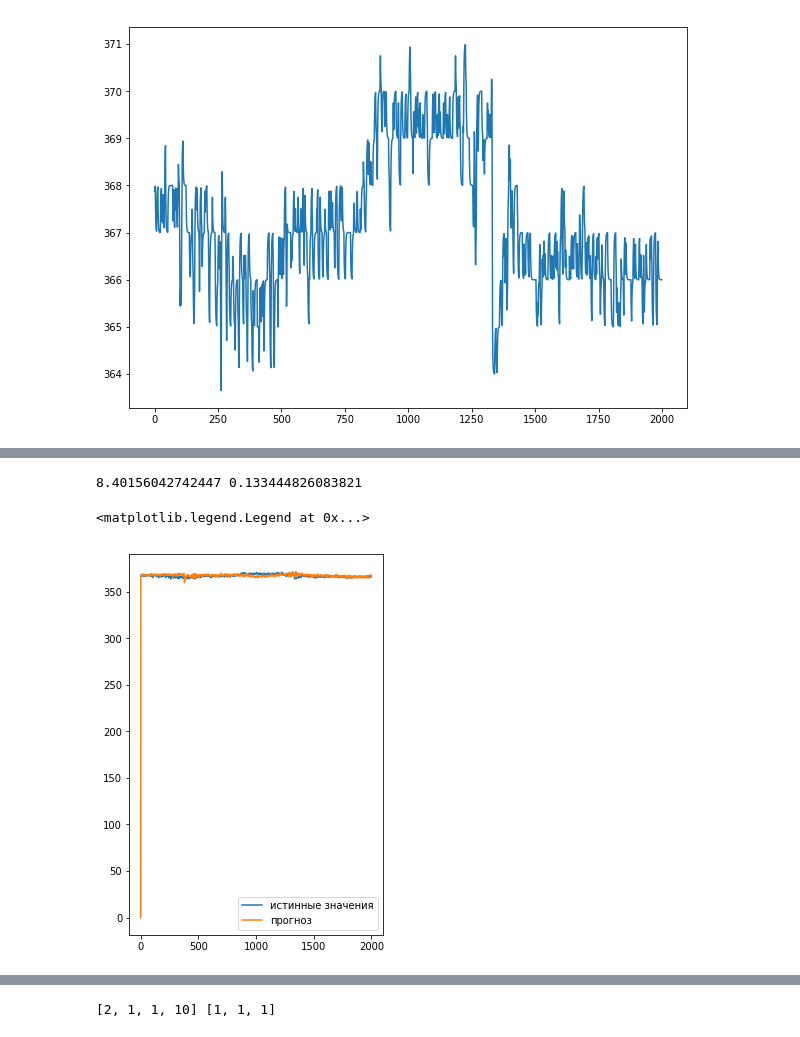
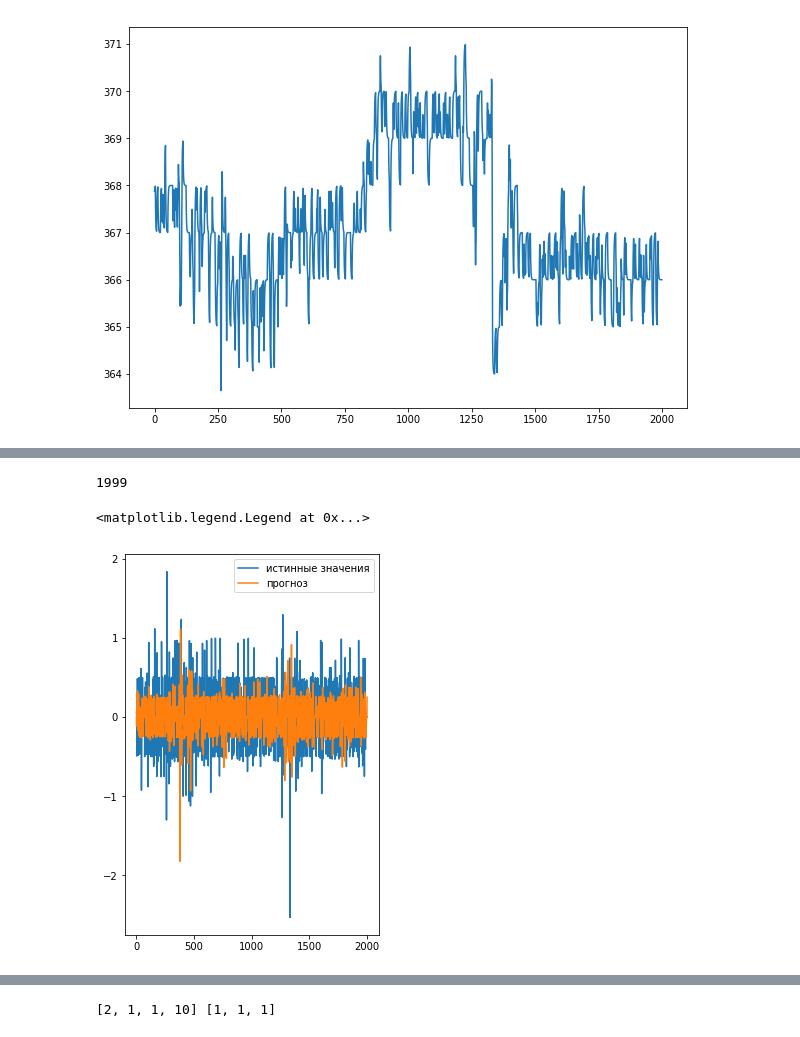
Before and after one commit to A101110/models, a Jupyter notebook: Pred_for_single_value.ipynb, the cells around one changed output, grey strips where cells are left out. Drawn from its saved outputs; the diff is of its cells as text; code cells hidden in the pictures.

Commit message:
SARIMAX prediction for single value - with datetime and trend support - working

```diff
--- a/Pred_for_single_value.ipynb
+++ b/Pred_for_single_value.ipynb
@@ -55,7 +55,8 @@ plt.show()
 df1 =  pd.DataFrame(columns = ["flow1", "time"])
 df1.time = timer_train
 df1.flow1 = batch_train
-#df1['time'] = df1['time'].diff()
-#df1['flow1'] = df1['flow1'].diff()
+df1['time'] = df1['time'].diff()
+df1['flow1'] = df1['flow1'].diff()
 df1.dropna(inplace = True)
-#plt.plot(df1)
+print(len(df1))
+plt.plot(df2['flow1'])
@@ -63,9 +68,14 @@ df1.dropna(inplace = True)
 df2 =  pd.DataFrame(columns = ["flow1", "time"])
 df2.time = timer_test
 df2.flow1 = batch_test
+df2['time'] = df2['time'].diff()
+df2['flow1'] = df2['flow1'].diff()
 df2.dropna(inplace = True)
+print(len(df2))
+# %% [output]
+1999
 # %%
-model1 = SARIMAX(df1['flow1'], exog = df2['flow1'], order=(1, 1, 1), seasonal_order=(1, 0, 1, 15))
+model1 = SARIMAX(df1['flow1'], exog = df2['flow1'], order=(1, 1, 1), seasonal_order=(2, 1, 1, 18))
 result1 = model1.fit()
 
 prog_start = 0
@@ -73,21 +83,19 @@ prog_start = 0
 pred1 = result1.get_prediction(start = prog_start, dynamic = False)
 forecast_values1 = pred1.predicted_mean
 # %%
-difference = np.mean(forecast_values1 - batch_test)
-forecast_mse1 = np.sqrt(((forecast_values1 - batch_test) ** 2).mean())
+difference = np.mean(forecast_values1 - df2['flow1'])
+forecast_mse1 = np.sqrt(((forecast_values1 - df2['flow1']) ** 2).mean())
 print(forecast_mse1, difference)
-# %% [output]
-8.40156042742447 0.133444826083821
 # %%
 #forecast_mse1 = ((forecast_values1 - batch_test) ** 2).mean()
 
 figure = pylab.subplot(1,2,2)
-figure1 = pylab.plot(batch_test, label = "истинные значения")
+figure1 = pylab.plot(df2['flow1'], label = "истинные значения")
 figure2 = pylab.plot(forecast_values1, label = "прогноз")
 pylab.legend()
 # %% [output]
 <matplotlib.legend.Legend at 0x...>
-[figure, old version]
+[figure, new version]
 # %%
 def params_optimization(dataset, dataset_test, seasonal, non_seasonal, cycles):
     for i in range (10, cycles):
```
Also changed, not shown: parts of 3 cells of this notebook.
